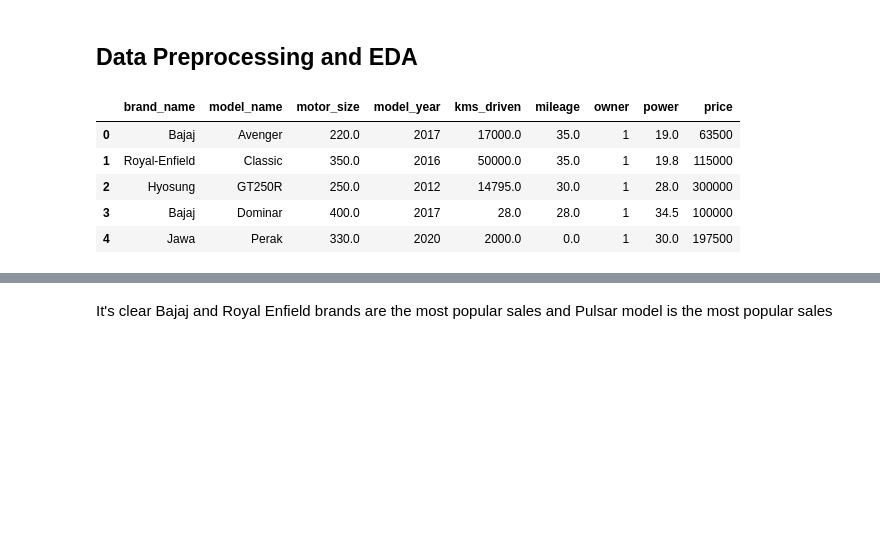
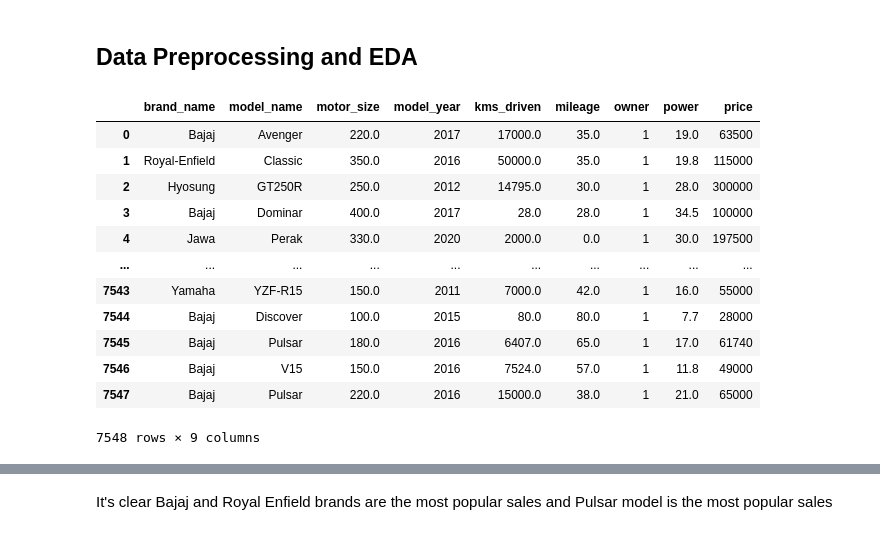
Before and after one commit to alexrods/Used-Bikes-Prices-Indian, a Jupyter notebook: notebooks/2.0-motorcycles-visuzlizations-fix-outliers.ipynb, the cells around one changed output, grey strips where cells are left out. Cells and saved outputs as stored; diff of their text form; code cells hidden in the pictures; blank space fills up the shorter version.

```diff
--- a/notebooks/2.0-motorcycles-visuzlizations-fix-outliers.ipynb
+++ b/notebooks/2.0-motorcycles-visuzlizations-fix-outliers.ipynb
@@ -10,14 +10,21 @@ import os
 %matplotlib inline
 # %%
 df = pd.read_csv('../data/iterim/bikes-02-new_features.csv')
-df.head()
+df
 # %% [output]
 |  | brand_name | model_name | motor_size | model_year | kms_driven | mileage | owner | power | price |
 | 0 | Bajaj | Avenger | 220.0 | 2017 | 17000.0 | 35.0 | 1 | 19.0 | 63500 |
 | 1 | Royal-Enfield | Classic | 350.0 | 2016 | 50000.0 | 35.0 | 1 | 19.8 | 115000 |
 | 2 | Hyosung | GT250R | 250.0 | 2012 | 14795.0 | 30.0 | 1 | 28.0 | 300000 |
 | 3 | Bajaj | Dominar | 400.0 | 2017 | 28.0 | 28.0 | 1 | 34.5 | 100000 |
 | 4 | Jawa | Perak | 330.0 | 2020 | 2000.0 | 0.0 | 1 | 30.0 | 197500 |
+| ... | ... | ... | ... | ... | ... | ... | ... | ... | ... |
+| 7543 | Yamaha | YZF-R15 | 150.0 | 2011 | 7000.0 | 42.0 | 1 | 16.0 | 55000 |
+| 7544 | Bajaj | Discover | 100.0 | 2015 | 80.0 | 80.0 | 1 | 7.7 | 28000 |
+| 7545 | Bajaj | Pulsar | 180.0 | 2016 | 6407.0 | 65.0 | 1 | 17.0 | 61740 |
+| 7546 | Bajaj | V15 | 150.0 | 2016 | 7524.0 | 57.0 | 1 | 11.8 | 49000 |
+| 7547 | Bajaj | Pulsar | 220.0 | 2016 | 15000.0 | 38.0 | 1 | 21.0 | 65000 |
+7548 rows × 9 columns
 # %%
 # Search for the most sales by brand
 
```
Also changed, not shown: parts of 6 cells of this notebook, 4 other files.
